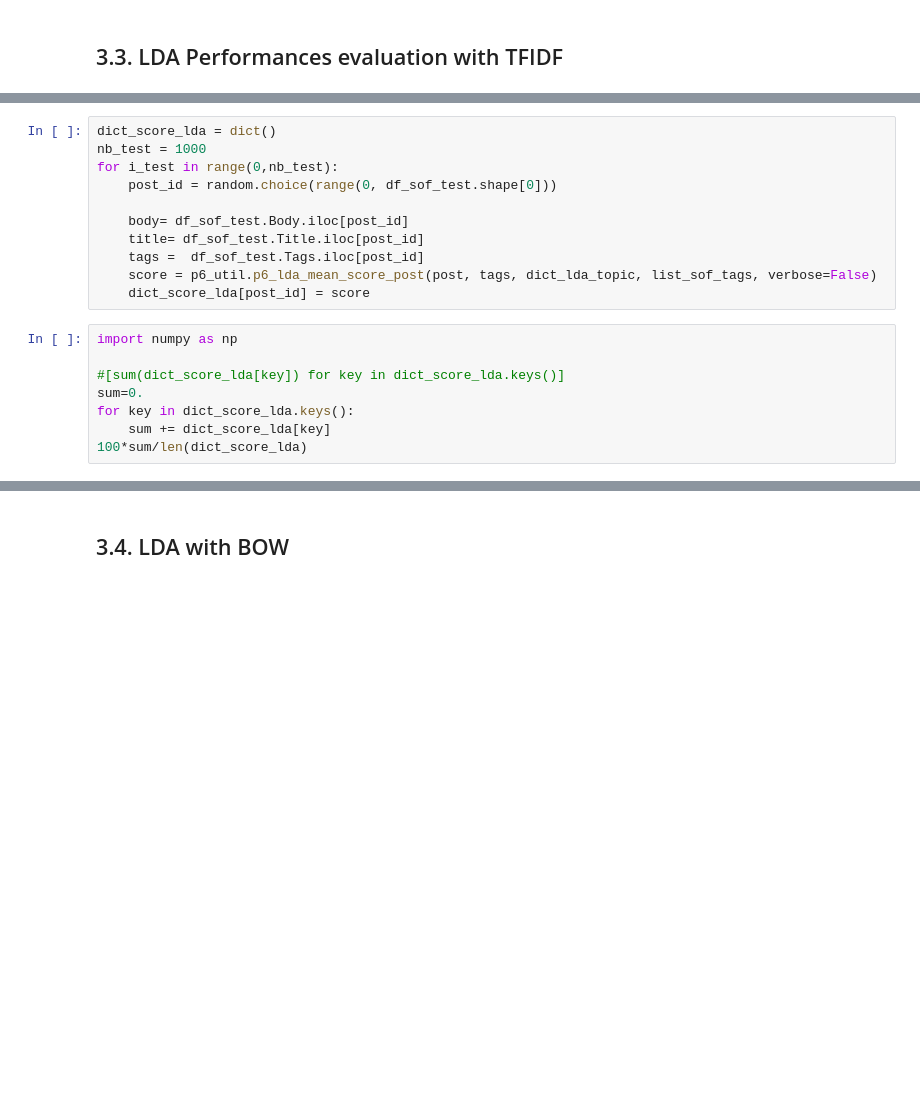
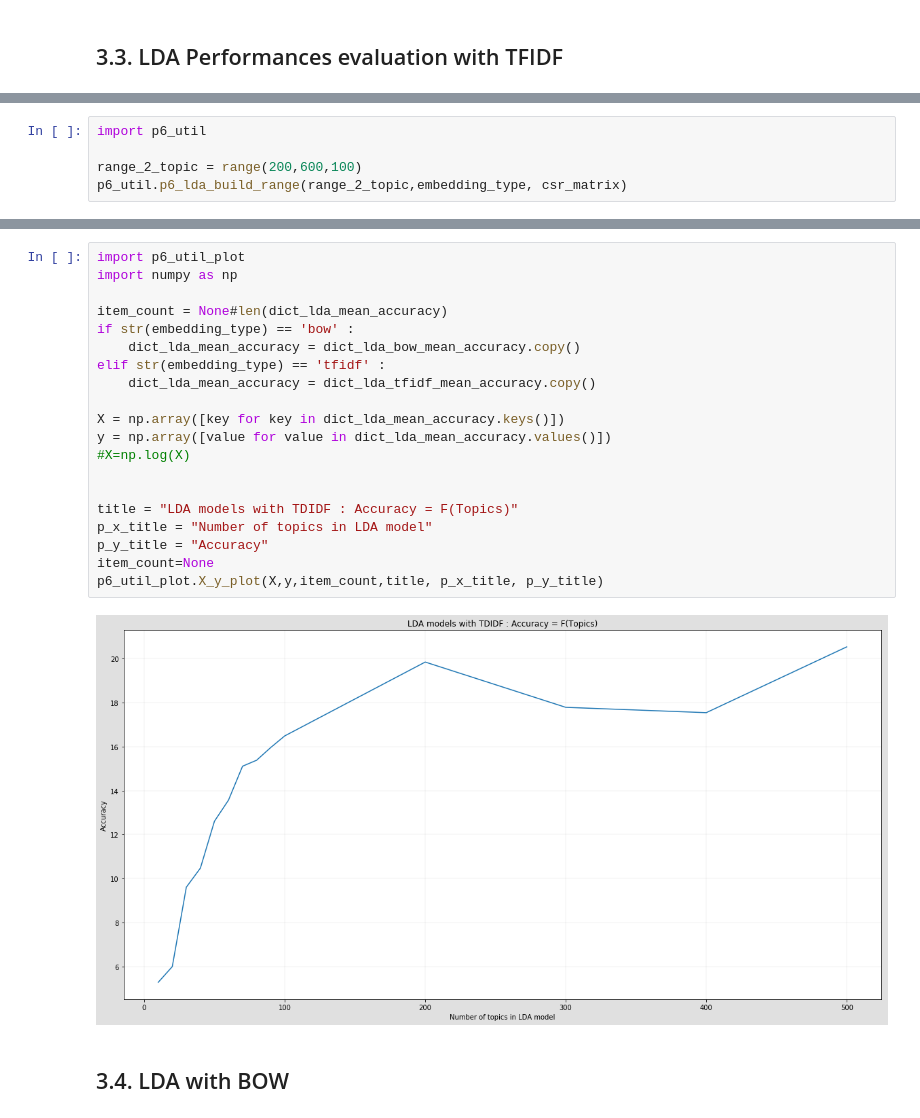
Before and after one commit to dataforcast/OC_Datascientist, a Jupyter notebook: P6/P6_UnsupervizedMethods.ipynb, the cells around one changed output, grey strips where cells are left out. Cells and saved outputs as stored; diff of their text form; blank space fills up the shorter version.

Commit message:
P6 : Unsupervized methods : LDA performances with TFIDF vectorization.

```diff
--- a/P6/P6_UnsupervizedMethods.ipynb
+++ b/P6/P6_UnsupervizedMethods.ipynb
@@ -381,0 +278,5 @@ print("\nPercentage of TAGs extracted ")
+# %%
+import p6_util
+
+range_2_topic = range(200,600,100)
+p6_util.p6_lda_build_range(range_2_topic,embedding_type, csr_matrix)
@@ -413,19 +304,0 @@ df_sof_test.shape
-# %%
-dict_score_lda = dict()
-nb_test = 1000
-for i_test in range(0,nb_test):
-    post_id = random.choice(range(0, df_sof_test.shape[0]))
-
-    body= df_sof_test.Body.iloc[post_id]
-    title= df_sof_test.Title.iloc[post_id]
-    tags =  df_sof_test.Tags.iloc[post_id]
-    score = p6_util.p6_lda_mean_score_post(post, tags, dict_lda_topic, list_sof_tags, verbose=False)
-    dict_score_lda[post_id] = score
-# %%
-import numpy as np
-
-#[sum(dict_score_lda[key]) for key in dict_score_lda.keys()]
-sum=0.
-for key in dict_score_lda.keys():
-    sum += dict_score_lda[key]
-100*sum/len(dict_score_lda)
@@ -432,3 +394,25 @@ for key in dict_score_lda.keys():
+# %%
+import p6_util_plot
+import numpy as np
+
+item_count = None#len(dict_lda_mean_accuracy)
+if str(embedding_type) == 'bow' :
+    dict_lda_mean_accuracy = dict_lda_bow_mean_accuracy.copy()
+elif str(embedding_type) == 'tfidf' :
+    dict_lda_mean_accuracy = dict_lda_tfidf_mean_accuracy.copy()
+
+X = np.array([key for key in dict_lda_mean_accuracy.keys()])
+y = np.array([value for value in dict_lda_mean_accuracy.values()])
+#X=np.log(X)
+
+
+title = "LDA models with TDIDF : Accuracy = F(Topics)"
+p_x_title = "Number of topics in LDA model"
+p_y_title = "Accuracy"
+item_count=None
+p6_util_plot.X_y_plot(X,y,item_count,title, p_x_title, p_y_title)
+# %% [output]
+[figure, added]
 # %% [markdown]
 ## <font color='blus'>3.4. LDA with BOW </font>
 # %%
```
Also changed, not shown: parts of 56 cells of this notebook, 5 other files.
